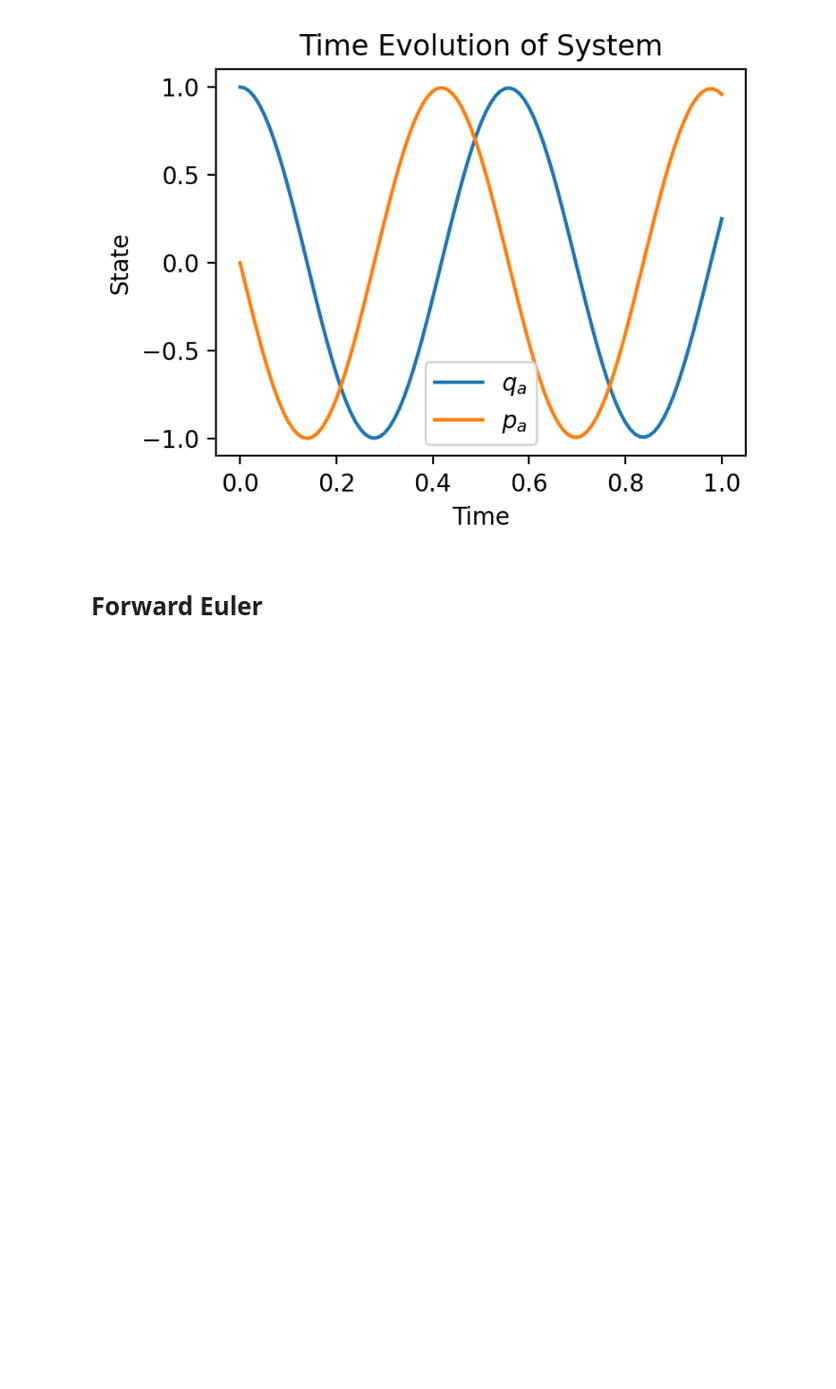
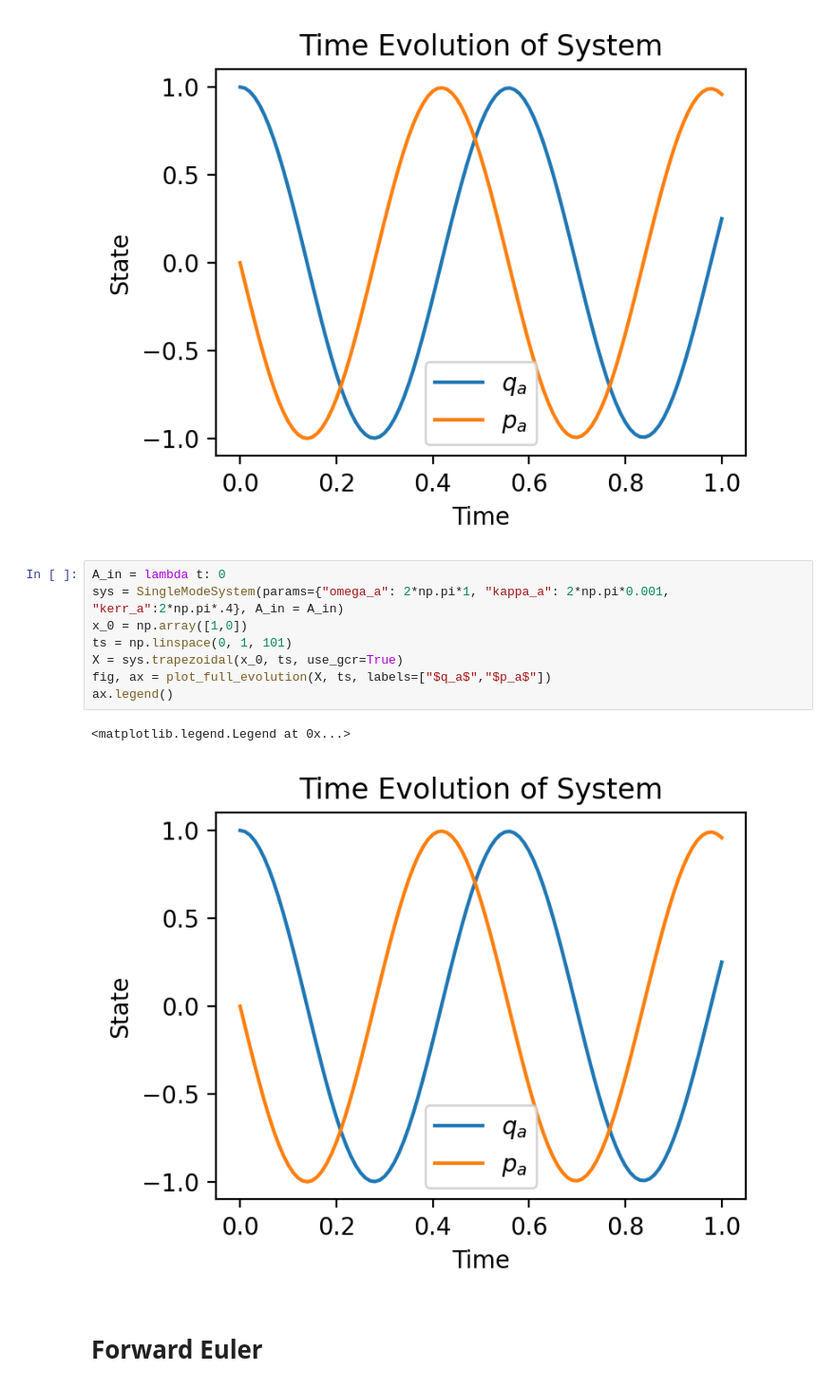
Before and after one commit to Phionx/quantumnetworks, a Jupyter notebook: demos/basic/SingleModeSystem.ipynb, the cells around one changed output. Shown at 95% size. Drawn from its saved outputs; the diff is of its cells as text; blank space fills up the shorter version.

```diff
--- a/demos/basic/SingleModeSystem.ipynb
+++ b/demos/basic/SingleModeSystem.ipynb
@@ -22,6 +25,17 @@ ax.legend()
 # %% [output]
 <matplotlib.legend.Legend at 0x...>
 [figure]
+# %%
+A_in = lambda t: 0
+sys = SingleModeSystem(params={"omega_a": 2*np.pi*1, "kappa_a": 2*np.pi*0.001, "kerr_a":2*np.pi*.4}, A_in = A_in)
+x_0 = np.array([1,0])
+ts = np.linspace(0, 1, 101)
+X = sys.trapezoidal(x_0, ts, use_gcr=True)
+fig, ax = plot_full_evolution(X, ts, labels=["$q_a$","$p_a$"])
+ax.legend()
+# %% [output]
+<matplotlib.legend.Legend at 0x...>
+[figure, added]
 # %% [markdown]
 # Forward Euler
 # %%
```
Also changed, not shown: parts of 1 cell of this notebook, 3 other files.
